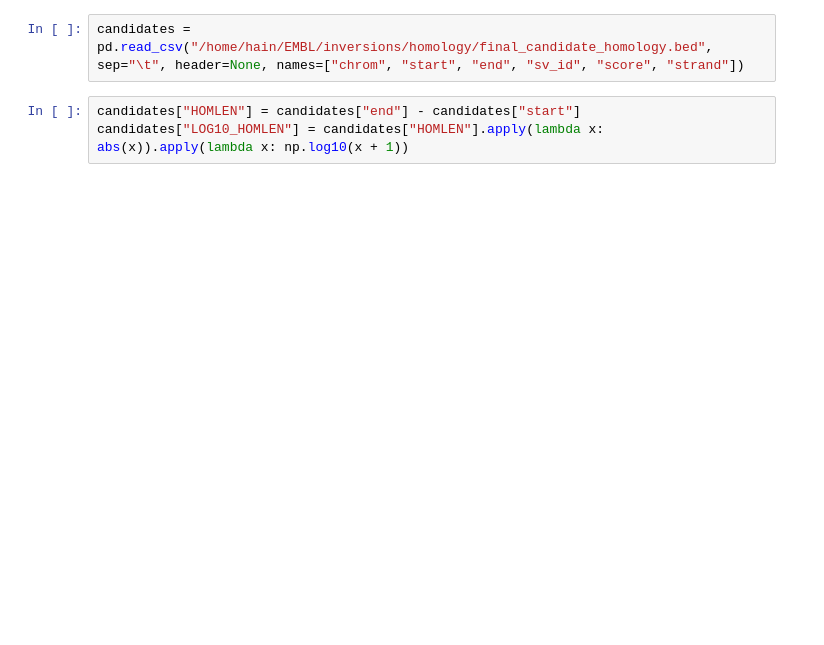
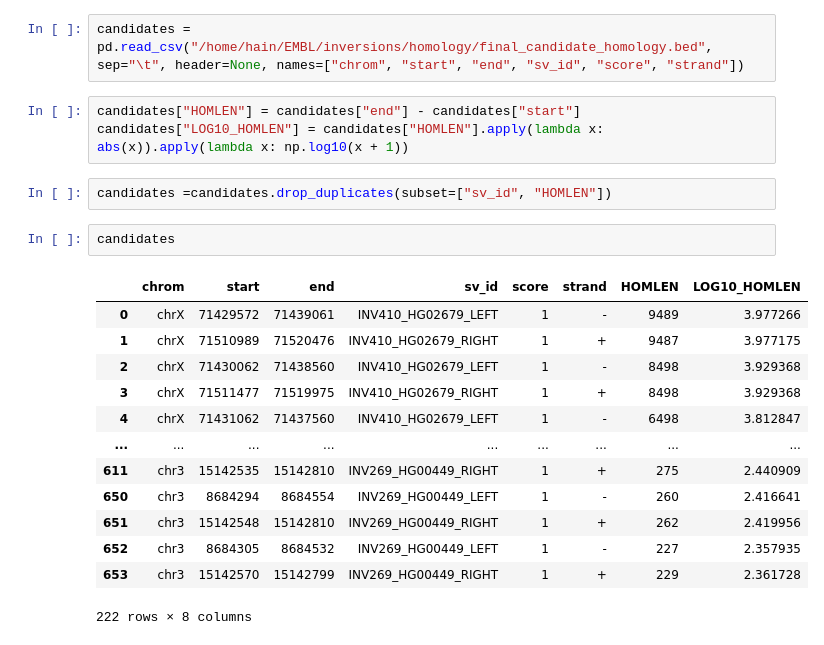
Before and after one commit to carstenhain/SV_homology, a Jupyter notebook: plotting/homology_plot.ipynb, the cells around one changed output. Saved outputs shown, nothing was run; the diff lists cells and outputs as text; blank space fills up the shorter version.

```diff
--- a/plotting/homology_plot.ipynb
+++ b/plotting/homology_plot.ipynb
@@ -22,4 +42,22 @@ candidates = pd.read_csv("/home/hain/EMBL/inversions/homology/final_candidate_ho
 # %%
 candidates["HOMLEN"] = candidates["end"] - candidates["start"]
 candidates["LOG10_HOMLEN"] = candidates["HOMLEN"].apply(lambda x: abs(x)).apply(lambda x: np.log10(x + 1))
+# %%
+candidates =candidates.drop_duplicates(subset=["sv_id", "HOMLEN"])
+# %%
+candidates
+# %% [output]
+|  | chrom | start | end | sv_id | score | strand | HOMLEN | LOG10_HOMLEN |
+| 0 | chrX | 71429572 | 71439061 | INV410_HG02679_LEFT | 1 | - | 9489 | 3.977266 |
+| 1 | chrX | 71510989 | 71520476 | INV410_HG02679_RIGHT | 1 | + | 9487 | 3.977175 |
+| 2 | chrX | 71430062 | 71438560 | INV410_HG02679_LEFT | 1 | - | 8498 | 3.929368 |
+| 3 | chrX | 71511477 | 71519975 | INV410_HG02679_RIGHT | 1 | + | 8498 | 3.929368 |
+| 4 | chrX | 71431062 | 71437560 | INV410_HG02679_LEFT | 1 | - | 6498 | 3.812847 |
+| ... | ... | ... | ... | ... | ... | ... | ... | ... |
+| 611 | chr3 | 15142535 | 15142810 | INV269_HG00449_RIGHT | 1 | + | 275 | 2.440909 |
+| 650 | chr3 | 8684294 | 8684554 | INV269_HG00449_LEFT | 1 | - | 260 | 2.416641 |
+| 651 | chr3 | 15142548 | 15142810 | INV269_HG00449_RIGHT | 1 | + | 262 | 2.419956 |
+| 652 | chr3 | 8684305 | 8684532 | INV269_HG00449_LEFT | 1 | - | 227 | 2.357935 |
+| 653 | chr3 | 15142570 | 15142799 | INV269_HG00449_RIGHT | 1 | + | 229 | 2.361728 |
+222 rows × 8 columns
 # %%
```
Also changed, not shown: parts of 3 cells of this notebook, 2 other files.
